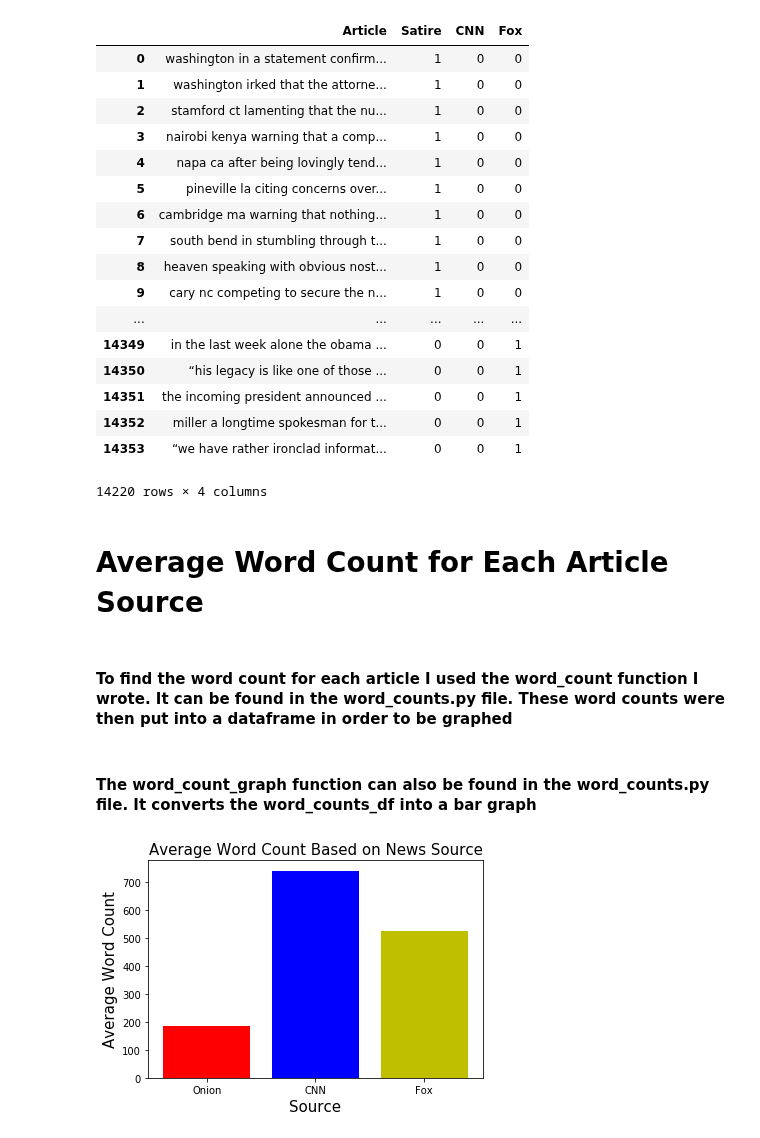
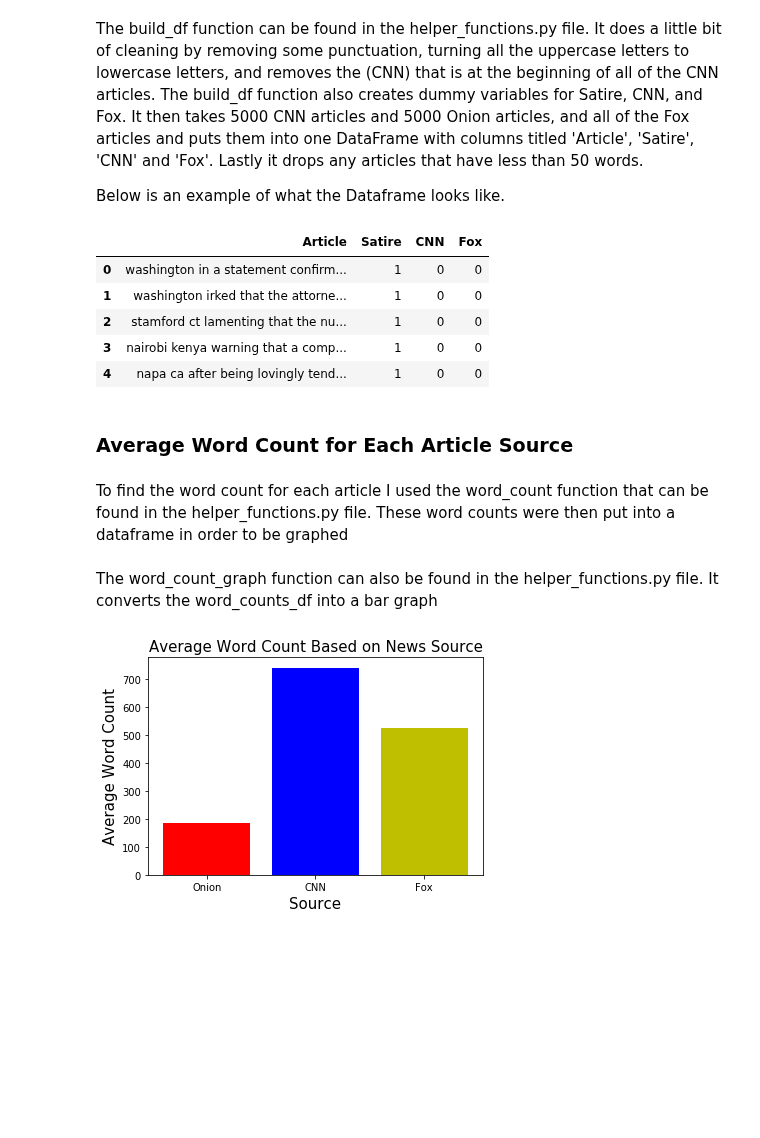
Before and after one commit to johncpolitte/News_or_Satire, a Jupyter notebook: Fresh_notebook_for_cleaning.ipynb, the cells around one changed output. Saved outputs shown, nothing was run; the diff lists cells and outputs as text; code cells hidden in the pictures; blank space fills up the shorter version.

```diff
--- a/Fresh_notebook_for_cleaning.ipynb
+++ b/Fresh_notebook_for_cleaning.ipynb
@@ -47,37 +42,29 @@ onion_df = pd.read_csv('data/onion_csv.csv')
 # %%
 df_final = build_df(onion_df, fox_df, cnn_df)
+# %% [markdown]
+The build_df function can be found in the helper_functions.py file. It does a little bit of cleaning by removing some punctuation, turning all the uppercase letters to lowercase letters, and removes the (CNN) that is at the beginning of all of the CNN articles. The build_df function also creates dummy variables for Satire, CNN, and Fox. It then takes 5000 CNN articles and 5000 Onion articles, and all of the Fox articles and puts them into one DataFrame with columns titled 'Article', 'Satire', 'CNN' and 'Fox'. Lastly it drops any articles that have less than 50 words.
+
+Below is an example of what the Dataframe looks like.
 # %%
-df_final
+df_final.head()
 # %% [output]
 |  | Article | Satire | CNN | Fox |
 | 0 | washington in a statement confirm... | 1 | 0 | 0 |
 | 1 | washington irked that the attorne... | 1 | 0 | 0 |
 | 2 | stamford ct lamenting that the nu... | 1 | 0 | 0 |
 | 3 | nairobi kenya warning that a comp... | 1 | 0 | 0 |
 | 4 | napa ca after being lovingly tend... | 1 | 0 | 0 |
-| 5 | pineville la citing concerns over... | 1 | 0 | 0 |
-| 6 | cambridge ma warning that nothing... | 1 | 0 | 0 |
-| 7 | south bend in stumbling through t... | 1 | 0 | 0 |
-| 8 | heaven speaking with obvious nost... | 1 | 0 | 0 |
-| 9 | cary nc competing to secure the n... | 1 | 0 | 0 |
-| ... | ... | ... | ... | ... |
-| 14349 | in the last week alone the obama ... | 0 | 0 | 1 |
-| 14350 | “his legacy is like one of those ... | 0 | 0 | 1 |
-| 14351 | the incoming president announced ... | 0 | 0 | 1 |
-| 14352 | miller a longtime spokesman for t... | 0 | 0 | 1 |
-| 14353 | “we have rather ironclad informat... | 0 | 0 | 1 |
-14220 rows × 4 columns
 # %% [markdown]
-# Average Word Count for Each Article Source
+### Average Word Count for Each Article Source
 # %% [markdown]
-#### To find the word count for each article I used the word_count function I wrote. It can be found in the word_counts.py file. These word counts were then put into a dataframe in order to be graphed
+To find the word count for each article I used the word_count function that can be found in the helper_functions.py file. These word counts were then put into a dataframe in order to be graphed
 # %%
 onion_word_count = word_count(list(df_final.Article[0:4927]))
 cnn_word_count = word_count(list(df_final.Article[4927:9927]))
 fox_word_count = word_count(list(df_final.Article[9927:]))
 word_counts_df = pd.DataFrame([['Onion', onion_word_count], ['CNN', cnn_word_count], ['Fox', fox_word_count]], columns=['Source', 'Average_Word_Count'])
 # %% [markdown]
-#### The word_count_graph function can also be found in the word_counts.py file. It converts the word_counts_df into a bar graph
+The word_count_graph function can also be found in the helper_functions.py file. It converts the word_counts_df into a bar graph
 # %%
 word_count_graph(word_counts_df)
 # %% [output]
```
Also changed, not shown: parts of 47 cells of this notebook.
